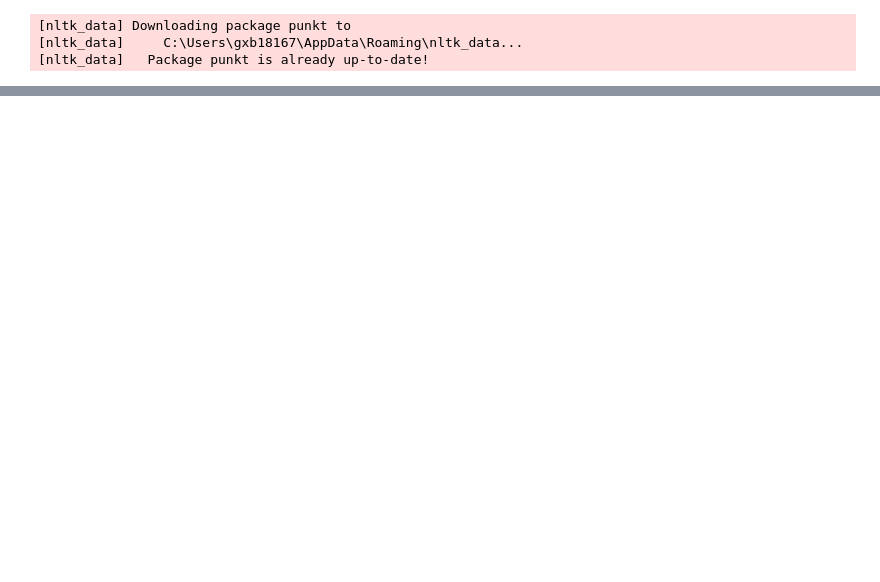
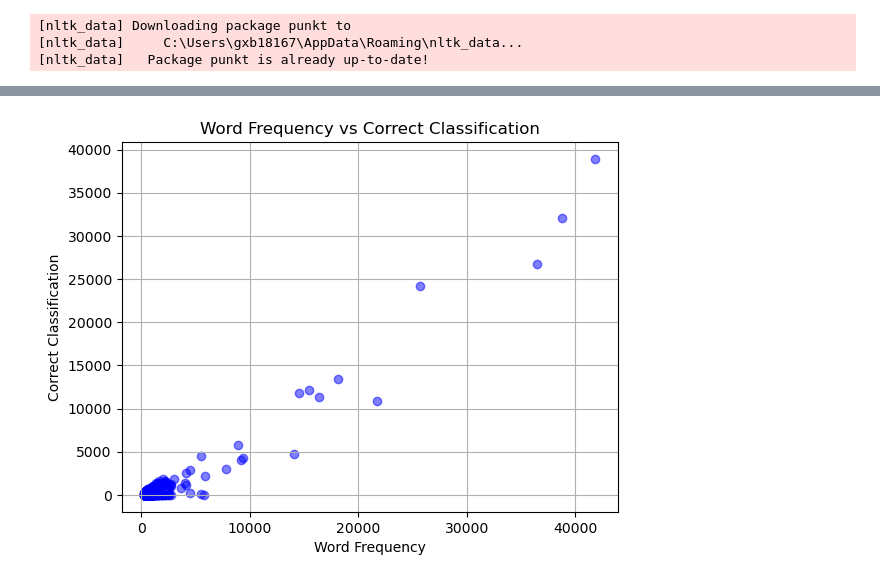
Before and after one commit to NeuraSearch/EEG-To-Text, a Jupyter notebook: SIGIR_Development/EEG-To-Text/correct_distribution.ipynb, the cells around one changed output, grey strips where cells are left out. Cells and saved outputs as stored; diff of their text form; code cells hidden in the pictures; blank space fills up the shorter version.

Commit message:
word frequnecy against correct classification

```diff
--- a/SIGIR_Development/EEG-To-Text/correct_distribution.ipynb
+++ b/SIGIR_Development/EEG-To-Text/correct_distribution.ipynb
@@ -75,0 +74,2 @@ South 1
+# %%
+Correct_Predictions, word_frequency = get_word_classiifcation_count(target_string_list, predicted_string_list, stemming=True)
@@ -75,0 +96,18 @@ South 1
+# %%
+import matplotlib.pyplot as plt
+# Extract data for plotting
+words = list(word_frequency.keys())
+frequencies = list(word_frequency.values())
+classifications = [Correct_Predictions.get(word, 0) for word in words]
+
+# Create a scatter plot
+plt.scatter(frequencies, classifications, color='blue', alpha=0.5)
+
+# Customize the plot
+plt.title('Word Frequency vs Correct Classification')
+plt.xlabel('Word Frequency')
+plt.ylabel('Correct Classification')
+plt.grid(True)
+plt.show()
+# %% [output]
+[figure, added]
```
Also changed, not shown: parts of 4 cells of this notebook.
